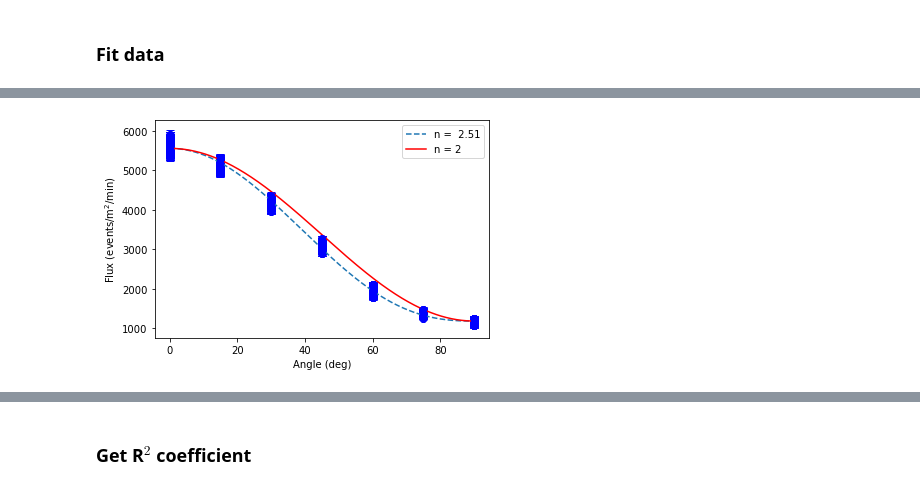
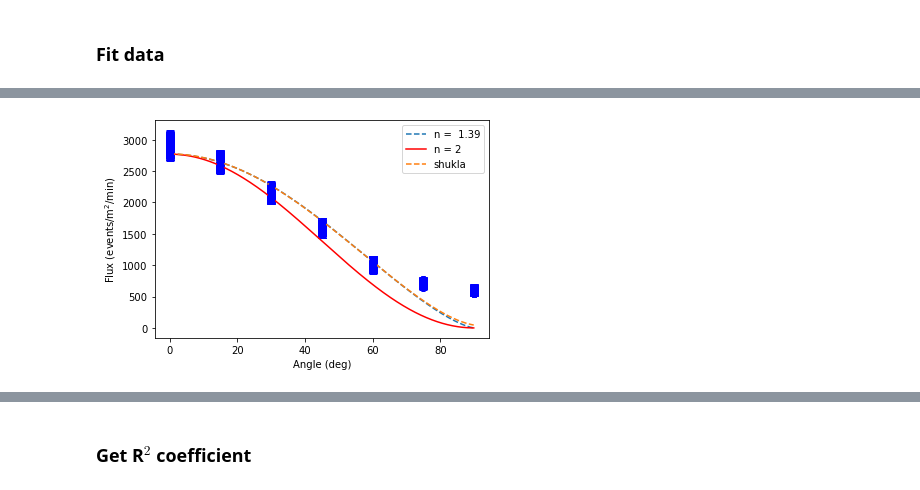
Before and after one commit to ricco-hub/cosmic_rays, a Jupyter notebook: Angles/All/all_analysis.ipynb, the cells around one changed output, grey strips where cells are left out. Saved outputs shown, nothing was run; the diff lists cells and outputs as text; code cells hidden in the pictures.

```diff
--- a/Angles/All/all_analysis.ipynb
+++ b/Angles/All/all_analysis.ipynb
@@ -35,21 +31,21 @@ error_45 = [float(f) for f in error_45]
 # %%
 flux_60, error_60 = scatter_flux('60_angle_data.csv')
 remove_outlier(flux_60, error_60)
-flux_60 = [float(f) for f in flux_60]
+flux_60 = [(float(f)/ 1.936) for f in flux_60]
 error_60 = [float(f) for f in error_60]
 # %% [output]
 [figure]
 # %%
 flux_75, error_75 = scatter_flux('75_angle_data_fix.csv')
 remove_outlier(flux_75, error_75)
-flux_75 = [float(f) for f in flux_75]
+flux_75 = [(float(f)/ 1.936) for f in flux_75]
 error_75 = [float(f) for f in error_75]
 # %% [output]
 [figure]
 # %%
 flux_90, error_90 = scatter_flux('90_angle_data.csv')
 remove_outlier(flux_90, error_90)
-flux_90 = [float(f) for f in flux_90]
+flux_90 = [(float(f)/ 1.936) for f in flux_90]
 error_90 = [float(f) for f in error_90]
 # %% [output]
 [figure]
@@ -71,8 +66,8 @@ for f in flux_60:
     flux_all.append(float(f))
 for f in flux_75:
     flux_all.append(float(f))
-for f in flux_90:
-    flux_all.append(float(f))
+# for f in flux_90:
+#     flux_all.append(float(f))
 
 error_all = []
 for f in error_0:
@@ -87,8 +82,8 @@ for f in error_60:
     error_all.append(float(f))
 for f in error_75:
     error_all.append(float(f))
-for f in error_90:
-    error_all.append(float(f))
+# for f in error_90:
+#     error_all.append(float(f))
 # %% [markdown]
 ### Fit data
 # %%
@@ -168,33 +208,39 @@ percent error:  25.672679637810326
 angles =  [0, 15, 30, 45, 60, 75, 90]
 
 remove_outlier(flux_0, error_0)
 remove_outlier(flux_15, error_15)
 remove_outlier(flux_30, error_30)
 remove_outlier(flux_45, error_45)
 remove_outlier(flux_60, error_60)
 remove_outlier(flux_75, error_75)
 remove_outlier(flux_90, error_90)
 
 fluxs =  [flux_0, flux_15, flux_30, flux_45,  flux_60,  flux_75,  flux_90]
 errs = [error_0, error_15, error_30, error_45, error_60, error_75, error_90]
 
 for xe, ye, ee in zip(angles, fluxs, errs):
     plt.scatter([xe] * len(ye), ye, color='blue')
     plt.errorbar([xe] * len(ye), ye, yerr=ee, fmt='o', capsize=4, color='blue')
 
 #get x and y data
 x = np.arange(0, 90, 0.1)
-y_ideal = A + B * (np.cos(x * np.pi/180)**2)
-y_fit = A + B * (np.cos(x * np.pi/180)**n)
+#y_ideal = A + B * (np.cos(x * np.pi/180)**2)
+y_ideal = I * (np.cos(x * np.pi/180)**2)
+#y_fit = A + B * (np.cos(x * np.pi/180)**n)
+y_fit = I * (np.cos(x * np.pi/180)**n)
+#y_mod = A + B * (np.cos(x * np.pi/180)**p)
+y_s = f * (np.sqrt(30276*np.cos(x * np.pi/180)**2 + 349) - 174*np.cos(x * np.pi/180))**(-1*(m-1))
 
 #plot model and fit
 plt.plot(x, y_fit, linestyle='dashed', label='n = %5.2f' %n)
 plt.plot(x,y_ideal, c='r', label='n = 2')
+#plt.plot(x, y_mod, linestyle='dashed', label='n = %5.2f' %p)
+plt.plot(x, y_s, linestyle='dashed', label='shukla')
 
 
 plt.xlabel('Angle (deg)')
 plt.ylabel('Flux (events/m$^2$/min)')
 plt.legend()
 plt.show()
 # %% [output]
-[figure, old version]
+[figure, new version]
```
Also changed, not shown: parts of 8 cells of this notebook.
